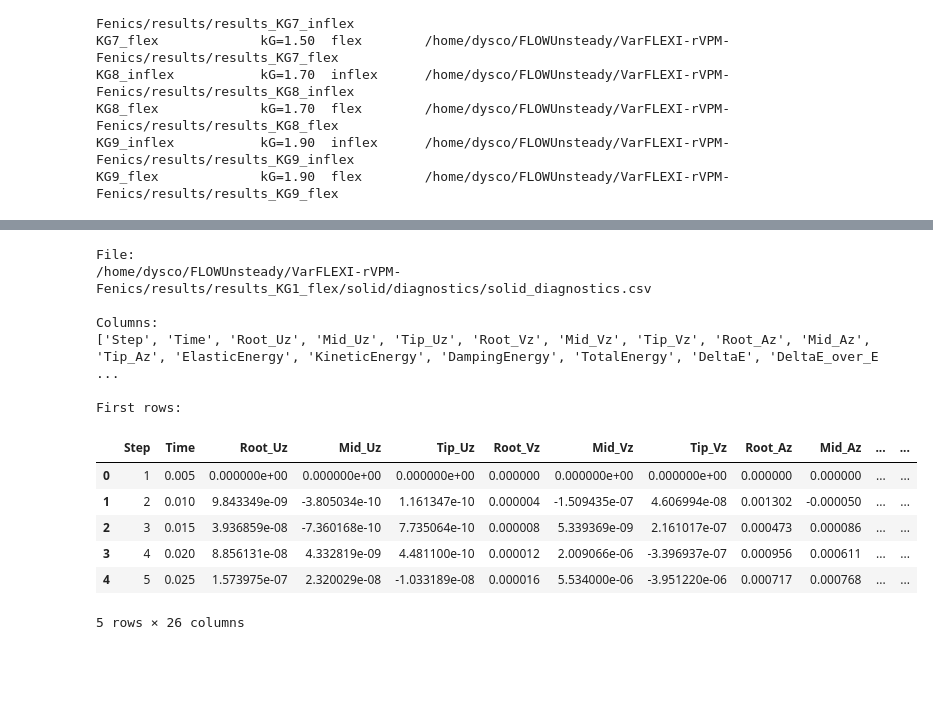
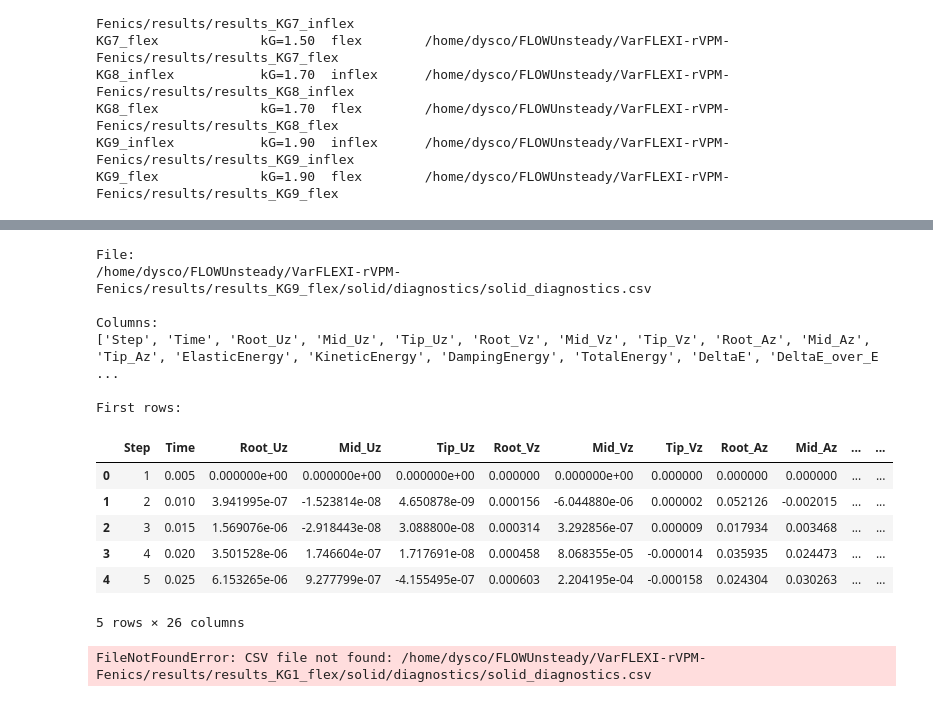
Before and after one commit to neerajbalachandar/VarFLEXI-rVPM-Fenics, a Jupyter notebook: notebooks/validation_plots.ipynb, the cells around one changed output, grey strips where cells are left out. Drawn from its saved outputs; the diff is of its cells as text; code cells hidden in the pictures; blank space fills up the shorter version.

Commit message:
any update after sweep

```diff
--- a/notebooks/validation_plots.ipynb
+++ b/notebooks/validation_plots.ipynb
@@ -260,35 +260,90 @@ def list_fluid_files(case_dir):
 
     return sorted(fluid_dir.iterdir())
 # %%
-test_case = SWEEP_CASES["KG1_flex"]["path"]
+test_case = SWEEP_CASES["KG9_flex"]["path"]
 
 solid_file = get_solid_diagnostics_path(test_case)
 
 test_df = pd.read_csv(solid_file)
 
 print("File:")
 print(solid_file)
 
 print("\nColumns:")
 print(test_df.columns.tolist())
 
 print("\nFirst rows:")
 display(test_df.head())
 # %% [output]
 File:
-/home/dysco/FLOWUnsteady/VarFLEXI-rVPM-Fenics/results/results_KG1_flex/solid/diagnostics/solid_diagnostics.csv
+/home/dysco/FLOWUnsteady/VarFLEXI-rVPM-Fenics/results/results_KG9_flex/solid/diagnostics/solid_diagnostics.csv
 
 Columns:
 ['Step', 'Time', 'Root_Uz', 'Mid_Uz', 'Tip_Uz', 'Root_Vz', 'Mid_Vz', 'Tip_Vz', 'Root_Az', 'Mid_Az', 'Tip_Az', 'ElasticEnergy', 'KineticEnergy', 'DampingEnergy', 'TotalEnergy', 'DeltaE', 'DeltaE_over_E ...
 
 First rows:
 |  | Step | Time | Root_Uz | Mid_Uz | Tip_Uz | Root_Vz | Mid_Vz | Tip_Vz | Root_Az | Mid_Az | ... | ... |
-| 0 | 1 | 0.005 | 0.000000e+00 | 0.000000e+00 | 0.000000e+00 | 0.000000 | 0.000000e+00 | 0.000000e+00 | 0.000000 | 0.000000 | ... | ... |
-| 1 | 2 | 0.010 | 9.843349e-09 | -3.805034e-10 | 1.161347e-10 | 0.000004 | -1.509435e-07 | 4.606994e-08 | 0.001302 | -0.000050 | ... | ... |
-| 2 | 3 | 0.015 | 3.936859e-08 | -7.360168e-10 | 7.735064e-10 | 0.000008 | 5.339369e-09 | 2.161017e-07 | 0.000473 | 0.000086 | ... | ... |
-| 3 | 4 | 0.020 | 8.856131e-08 | 4.332819e-09 | 4.481100e-10 | 0.000012 | 2.009066e-06 | -3.396937e-07 | 0.000956 | 0.000611 | ... | ... |
-| 4 | 5 | 0.025 | 1.573975e-07 | 2.320029e-08 | -1.033189e-08 | 0.000016 | 5.534000e-06 | -3.951220e-06 | 0.000717 | 0.000768 | ... | ... |
+| 0 | 1 | 0.005 | 0.000000e+00 | 0.000000e+00 | 0.000000e+00 | 0.000000 | 0.000000e+00 | 0.000000 | 0.000000 | 0.000000 | ... | ... |
+| 1 | 2 | 0.010 | 3.941995e-07 | -1.523814e-08 | 4.650878e-09 | 0.000156 | -6.044880e-06 | 0.000002 | 0.052126 | -0.002015 | ... | ... |
+| 2 | 3 | 0.015 | 1.569076e-06 | -2.918443e-08 | 3.088800e-08 | 0.000314 | 3.292856e-07 | 0.000009 | 0.017934 | 0.003468 | ... | ... |
+| 3 | 4 | 0.020 | 3.501528e-06 | 1.746604e-07 | 1.717691e-08 | 0.000458 | 8.068355e-05 | -0.000014 | 0.035935 | 0.024473 | ... | ... |
+| 4 | 5 | 0.025 | 6.153265e-06 | 9.277799e-07 | -4.155495e-07 | 0.000603 | 2.204195e-04 | -0.000158 | 0.024304 | 0.030263 | ... | ... |
 5 rows × 26 columns
+# %%
+# ---------- PLOT FULL TIME HISTORY (self-contained) ----------
+# Choose a case: either from SWEEP_CASES or TIPDISP_CASES
+# Example: use a sweep case
+case_name = "KG1_flex"   # change to "KG5_inflex", etc.
+
+# Get case info
+case_info = SWEEP_CASES[case_name]
+case_dir = case_info["path"]
+kG = case_info["kg"]
+
+# Construct the solid diagnostics file path directly
+csv_path = case_dir / "solid" / "diagnostics" / "solid_diagnostics.csv"
+
+if not csv_path.exists():
+    raise FileNotFoundError(f"CSV file not found: {csv_path}")
+
+# Read the data
+df = pd.read_csv(csv_path)
+
+# Check required columns
+required_cols = ["Time", "Root_Uz", "Tip_Uz"]
+missing = [col for col in required_cols if col not in df.columns]
+if missing:
+    print(f"Available columns: {df.columns.tolist()}")
+    raise KeyError(f"Missing columns: {missing}")
+
+time = df["Time"].to_numpy()
+root_z = df["Root_Uz"].to_numpy()
+tip_z = df["Tip_Uz"].to_numpy()
+
+# Compute period from kG (using the definition from your code)
+# f = kG * Uinf / (pi * chord)   =>   T = 1/f = pi * chord / (kG * Uinf)
+T = np.pi * chord / (kG * Uinf)
+
+# Nondimensionalise
+t_nd = time / T
+root_nd = root_z / a_root
+tip_nd = tip_z / a_root
+
+# Plot full history (no transient filter)
+fig, ax = plt.subplots(figsize=(10, 5))
+ax.plot(t_nd, tip_nd, label="Tip displacement", linewidth=1.5)
+ax.plot(t_nd, root_nd, label="Root displacement", linewidth=1.5, linestyle="--")
+
+ax.set_xlabel(r"$t / T$")
+ax.set_ylabel(r"$s / a_{\mathrm{root}}$")
+ax.set_title(f"Full time history for {case_name} (kG = {kG:.2f})")
+ax.legend()
+ax.grid(True, alpha=0.3)
+
+plt.tight_layout()
+plt.show()
+# %% [output]
+FileNotFoundError: CSV file not found: /home/dysco/FLOWUnsteady/VarFLEXI-rVPM-Fenics/results/results_KG1_flex/solid/diagnostics/solid_diagnostics.csv
 # %%
 def load_displacement(case_dir):
 
```
Also changed, not shown: parts of 18 cells of this notebook, 21 other files.
